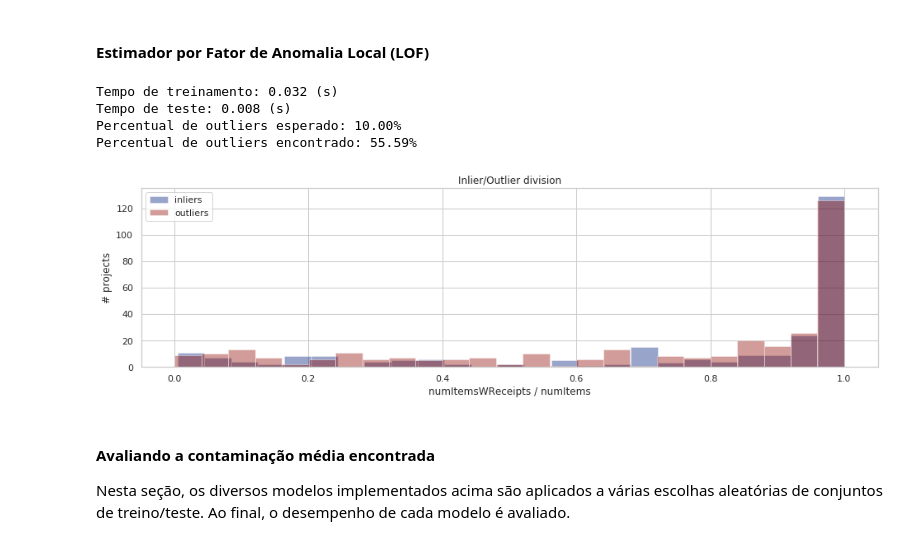
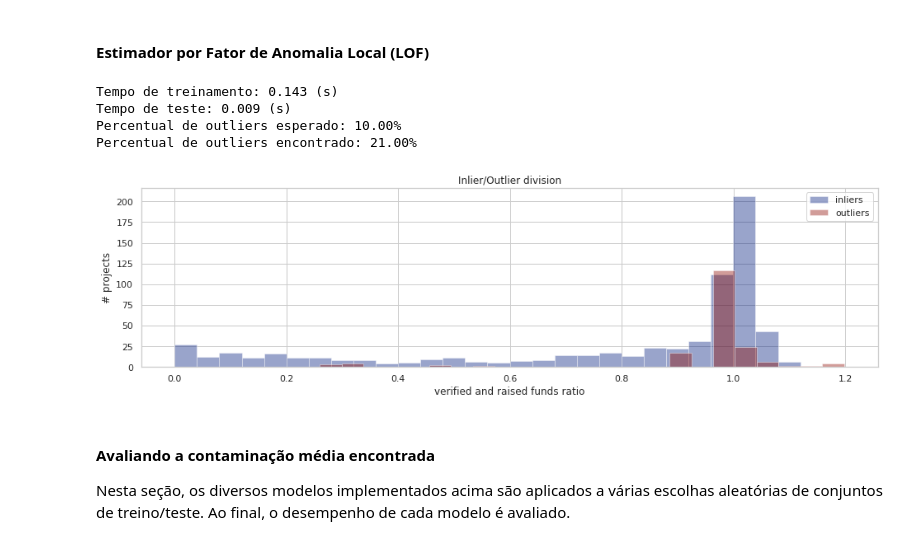
Before and after one commit to lappis-unb/salic-ml, a Jupyter notebook: notebooks/report/analysis_of_verified_and_raised_funds_ratio.ipynb, the cells around one changed output. Drawn from its saved outputs; the diff is of its cells as text; code cells hidden in the pictures.

Commit message:
update analysis of proven and raised funds ratio

```diff
--- a/notebooks/report/analysis_of_verified_and_raised_funds_ratio.ipynb
+++ b/notebooks/report/analysis_of_verified_and_raised_funds_ratio.ipynb
@@ -114,0 +134,13 @@ proven_raised.head()
+# %%
+# data = proven.join(raised).join(budget)
+data = proven.join(raised, how='inner').join(budget, how='inner')
+
+data['provenRaisedRatio'] = data['vlComprovacao'] / data['CaptacaoReal']
+print('# projects where (vlComprovacao/CaptacaoReal) > 1.2 is %d' % sum(data['provenRaisedRatio'] > 1.2))
+data = data[data['provenRaisedRatio'] <= 1.2]
+
+data['provenApprovedRatio'] = data['vlComprovacao'] / data['VlTotalAprovado']
+print('# projects where (vlComprovacao/VlTotalAprovado) > 1 is %d' % sum(data['provenApprovedRatio'] > 1))
+
+print(data.shape)
+data.head()
@@ -118,7 +160,7 @@ proven_raised.head()
 # %% [markdown]
 #### Gerando uma lista da razão entre os valores comprovado e captado dos projetos
 # %%
-projects = proven_raised['provenRaisedRatio']
+projects = data['provenRaisedRatio']
 print(projects.dropna().shape)
 display(projects.head())
 # %% [output]
@@ -142,0 +184,6 @@ plt.title('Gráfico relacionando o valor captado com o valor comprovado por proj
+# %%
+sns.set(style='whitegrid', palette='dark')
+sns.relplot(x='VlTotalAprovado', y='vlComprovacao', data=data, aspect=3)
+plt.xlabel('Valor total aprovado')
+plt.ylabel('Valor total comprovado')
+plt.title('Gráfico relacionando o valor aprovado com o valor comprovado por projeto');
@@ -218,7 +265,7 @@ def show_stats(model, train_set, test_set, bin_size=1):
 
     plt.legend(frameon=True)
     plt.ylabel('# projects')
-    plt.xlabel('numItemsWReceipts / numItems')
+    plt.xlabel('verified and raised funds ratio')
     plt.title('Inlier/Outlier division')
 # %% [markdown]
 #### Implementando funções auxiliares para os modelos utilizados
@@ -364,40 +411,42 @@ Percentual de outliers encontrado: 6.01%
 # %%
 from sklearn.neighbors import LocalOutlierFactor
 class LOF:
-    def __init__(self, contamination=0.1, n_neighbors=20):
+    def __init__(self, contamination=0.1, n_neighbors=None):
         self.contamination = contamination
         self.n_neighbors = n_neighbors
 
     def fit(self, X):
         # Transform data into a 2D array
         X = self._1Dto2D(X)
         # Get inliers of the training set with LOF Outlier Detection
+        if self.n_neighbors == None:
+            self.n_neighbors = len(X) // 10
         lof_OD = LocalOutlierFactor(contamination=self.contamination,
                                     n_neighbors=self.n_neighbors)
         y = lof_OD.fit_predict(X)
         X = X[y == 1, :]
         # Train model with LOF Novelty Detection, using train set inliers
         # Parameter 'contamination' does not matter at this point
-        self.model = LocalOutlierFactor(novelty=True, contamination=0.5)
+        self.model = LocalOutlierFactor(novelty=True, contamination=self.contamination)
         self.model = self.model.fit(X)
         return self
 
     def predict(self, X):
         X = self._1Dto2D(X)
         is_inlier = (self.model.predict(X) == 1)
         return is_inlier
 
     def _1Dto2D(self, X):
         shape = (len(X),1)
         return np.hstack([np.array(X.tolist()).reshape(shape), np.zeros(shape)])
 
 show_stats(LOF(), projects_train, projects_test, bin_size=0.04)
 # %% [output]
-Tempo de treinamento: 0.032 (s)
-Tempo de teste: 0.008 (s)
+Tempo de treinamento: 0.143 (s)
+Tempo de teste: 0.009 (s)
 Percentual de outliers esperado: 10.00%
-Percentual de outliers encontrado: 55.59%
+Percentual de outliers encontrado: 21.00%
-[figure, old version]
+[figure, new version]
 # %% [markdown]
 #### Avaliando a contaminação média encontrada
 
```
Also changed, not shown: parts of 20 cells of this notebook.
